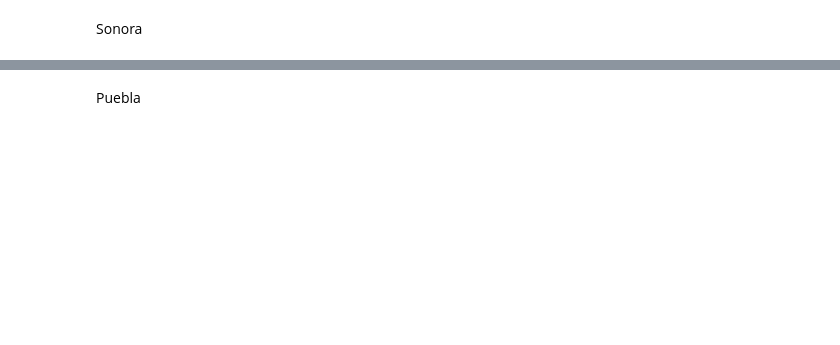
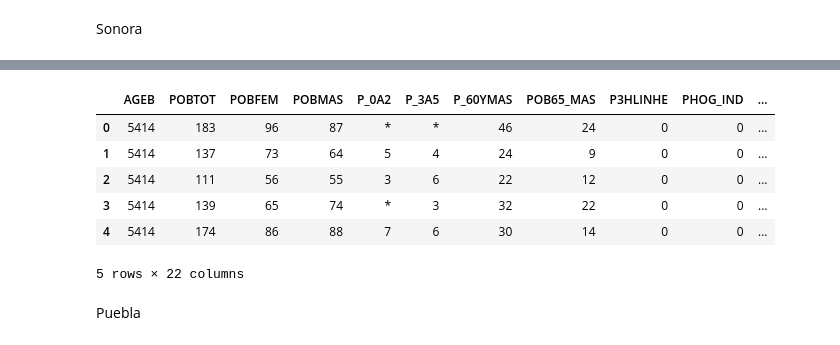
Before and after one commit to LH-1169213/IslasDeCalor, a Jupyter notebook: EDA_SCITEL_INEGI.ipynb, the cells around one changed output, grey strips where cells are left out. Cells and saved outputs as stored; diff of their text form; code cells hidden in the pictures; blank space fills up the shorter version.

```diff
--- a/EDA_SCITEL_INEGI.ipynb
+++ b/EDA_SCITEL_INEGI.ipynb
@@ -866,11 +890,19 @@ df40.head()
 # %%
 # Leemos los datos por Estado
 # Sonora 2
-df41 = pd.read_csv("",
+df41 = pd.read_csv("https://raw.githubusercontent.com/LH-1169213/IslasDeCalor/refs/heads/main/Sonora2.csv",
                  usecols=[ 'AGEB', 'POBTOT', 'POBFEM', 'POBMAS',
             'P_0A2','P_3A5', 'P_60YMAS', 'POB65_MAS', 'P3HLINHE', 'PHOG_IND', 'PCON_DISC', 'PCON_LIMI',
             'PSIND_LIM', 'P15YM_AN', 'P15YM_SE', 'GRAPROES', 'PEA', 'PSINDER', 'PDER_SS', 'TOTHOG', 'POBHOG', 'VIVTOT'])
 df41.head()
+# %% [output]
+|  | AGEB | POBTOT | POBFEM | POBMAS | P_0A2 | P_3A5 | P_60YMAS | POB65_MAS | P3HLINHE | PHOG_IND | ... |
+| 0 | 5414 | 183 | 96 | 87 | * | * | 46 | 24 | 0 | 0 | ... |
+| 1 | 5414 | 137 | 73 | 64 | 5 | 4 | 24 | 9 | 0 | 0 | ... |
+| 2 | 5414 | 111 | 56 | 55 | 3 | 6 | 22 | 12 | 0 | 0 | ... |
+| 3 | 5414 | 139 | 65 | 74 | * | 3 | 32 | 22 | 0 | 0 | ... |
+| 4 | 5414 | 174 | 86 | 88 | 7 | 6 | 30 | 14 | 0 | 0 | ... |
+5 rows × 22 columns
 # %% [markdown]
 Puebla
 # %%
```
Also changed, not shown: parts of 17 cells of this notebook.
